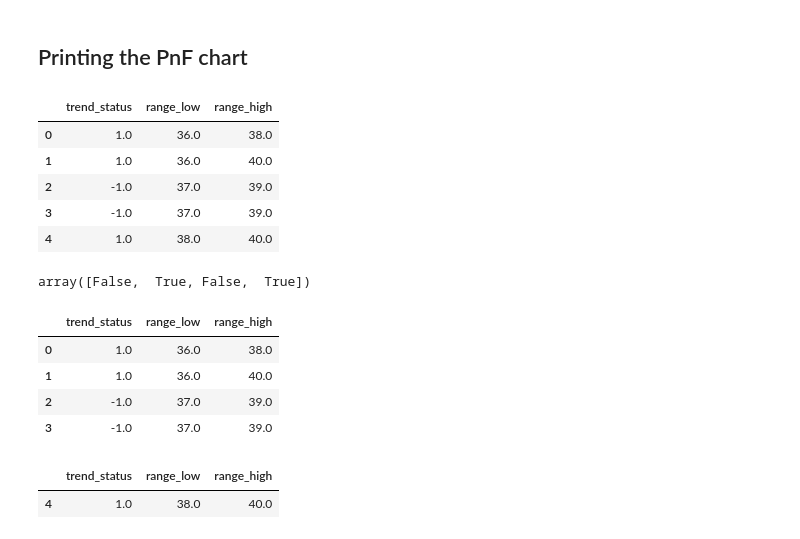
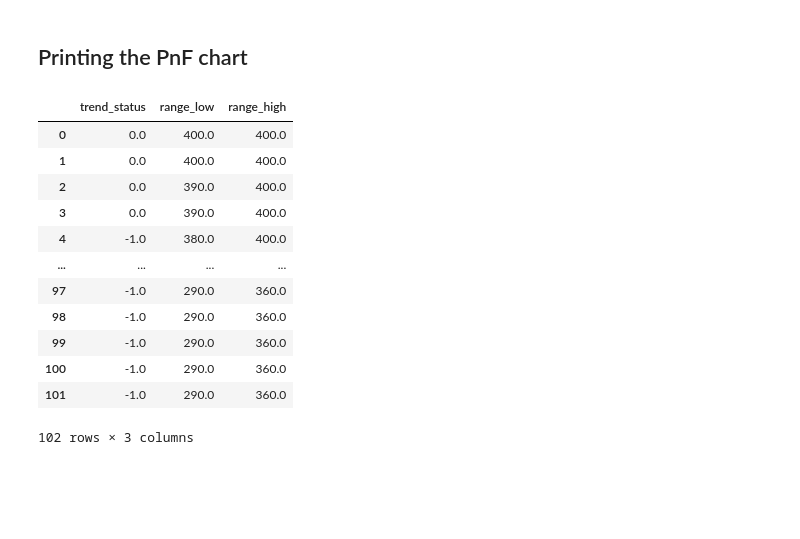
Before and after one commit to stebas101/XOXCharts, a Jupyter notebook: XOX.ipynb, the cells around one changed output. Drawn from its saved outputs; the diff is of its cells as text; code cells hidden in the pictures; blank space fills up the shorter version.

```diff
--- a/XOX.ipynb
+++ b/XOX.ipynb
@@ -93,11 +149,25 @@ def update_pnf(scale,
     '''
     updates the chart once the trend status is defined
     returns status and box_range for the day
+
+    Args:
+        scale:
+        high:
+        low:
+        status:
+        reversal_size:
+        box_low:
+        box_high:
+    Returns:
+        status: int (-1,0, or 1)
+        box_range: np.array
     '''
-    box_range = scale[np.logical_and(scale>=box_low, scale<=box_high)] # needed in case we return the current range
+#     box_range = scale[np.logical_and(scale>=box_low, scale<=box_high)] # needed in case we return the current range
+    box_range = generate_column_range(scale, box_low, box_high)
     box_reverse = []
     # new temporary box range with extensions on both sides:
-    box_range_new = scale[np.logical_and(scale>=min(low, box_low), scale<=max(high, box_high))]
+#     box_range_new = scale[np.logical_and(scale>=min(low, box_low), scale<=max(high, box_high))]
+    box_range_new = generate_column_range(scale, min(low, box_low), max(high, box_high))
     box_high_new = box_range_new.max()
     box_low_new = box_range_new.min()
 
@@ -105,9 +175,11 @@ def update_pnf(scale,
         # check for upper extensions, else for reversals
         if box_high_new > box_high:
             box_range = scale[np.logical_and(scale>=box_low, scale<=box_high_new)]
+#             use generate_...()
             # check for reversal
         elif low < box_high:
             box_reverse = scale[np.logical_and(scale>=low, scale<=box_high)][:-1]
+#             use generate_...()
             # research condition
             # change status and new range
 
@@ -154,10 +225,11 @@ def chart_grid(scale, columns):
 
 box_size = 1
 reversal_size = 3
-scale = np.arange(start=32, stop=46, step = box_size)
+scale = generate_scale(start=32, end=44, box_size = box_size)
 
 high = 38.25
 low = 35.75
 close = 37.5
 
 status, box_range = init_pnf(scale, high, low, close, reversal_size)
+print(status, box_range)
@@ -314,9 +373,10 @@ trend_status = np.zeros(len(price_data))
 box_low = np.zeros(len(price_data))
 box_high = np.zeros(len(price_data))
 
-scale = np.arange(32,43)
-box_size = 1
+box_size = 10
 reversal_size = 3
+# scale = generate_scale(start=np.floor(price_data['Low'].min()), end=np.ceil(price_data['High'].max()), box_size=box_size)
+scale = np.arange(260,430, 10)
 
 print(f'Trend status: {trend_status}\nBox Low: {box_low}\nBox High: {box_high}\nScale: {scale}')
 # %% [output]
@@ -364,5 +448,0 @@ price_data.loc[start:]
-# %%
-for index, row in enumerate(price_data.loc[start:].iterrows()):
-    high = row[1]['High']
-    low = row[1]['Low']
-    print(high, low)
@@ -399,16 +506,26 @@ print(trend_status, box_low, box_high)
 # %% [markdown]
 ## Printing the PnF chart
 # %%
-pnf_data = pd.DataFrame({'trend_status': trend_status, 'range_low': box_low, 'range_high': box_high})
+trend_status = trend_status
+box_low = box_low
+box_low = box_low
+
+pnf_data = pd.DataFrame({'trend_status': trend_status,
+                         'range_low': box_low,
+                         'range_high': box_high
+                        })
 pnf_data
 # %% [output]
 |  | trend_status | range_low | range_high |
-| 0 | 1.0 | 36.0 | 38.0 |
-| 1 | 1.0 | 36.0 | 40.0 |
-| 2 | -1.0 | 37.0 | 39.0 |
-| 3 | -1.0 | 37.0 | 39.0 |
-| 4 | 1.0 | 38.0 | 40.0 |
+| 0 | 0.0 | 400.0 | 400.0 |
+| 1 | 0.0 | 400.0 | 400.0 |
+| 2 | 0.0 | 390.0 | 400.0 |
+| 3 | 0.0 | 390.0 | 400.0 |
+| 4 | -1.0 | 380.0 | 400.0 |
+| ... | ... | ... | ... |
+| 97 | -1.0 | 290.0 | 360.0 |
+| 98 | -1.0 | 290.0 | 360.0 |
+| 99 | -1.0 | 290.0 | 360.0 |
+| 100 | -1.0 | 290.0 | 360.0 |
+| 101 | -1.0 | 290.0 | 360.0 |
+102 rows × 3 columns
-# %%
-(np.diff(np.sign(trend_status)) != 0)
-# %% [output]
-array([False,  True, False,  True])
@@ -418,15 +531,0 @@ array([False,  True, False,  True])
-# %%
-pnf_data_A = pnf_data[:-1].copy()
-pnf_data_B = pnf_data[-1:].copy()
-pnf_data_A
-# %% [output]
-|  | trend_status | range_low | range_high |
-| 0 | 1.0 | 36.0 | 38.0 |
-| 1 | 1.0 | 36.0 | 40.0 |
-| 2 | -1.0 | 37.0 | 39.0 |
-| 3 | -1.0 | 37.0 | 39.0 |
-# %%
-pnf_data_B
-# %% [output]
-|  | trend_status | range_low | range_high |
-| 4 | 1.0 | 38.0 | 40.0 |
```
Also changed, not shown: parts of 41 cells of this notebook, 5 other files.
